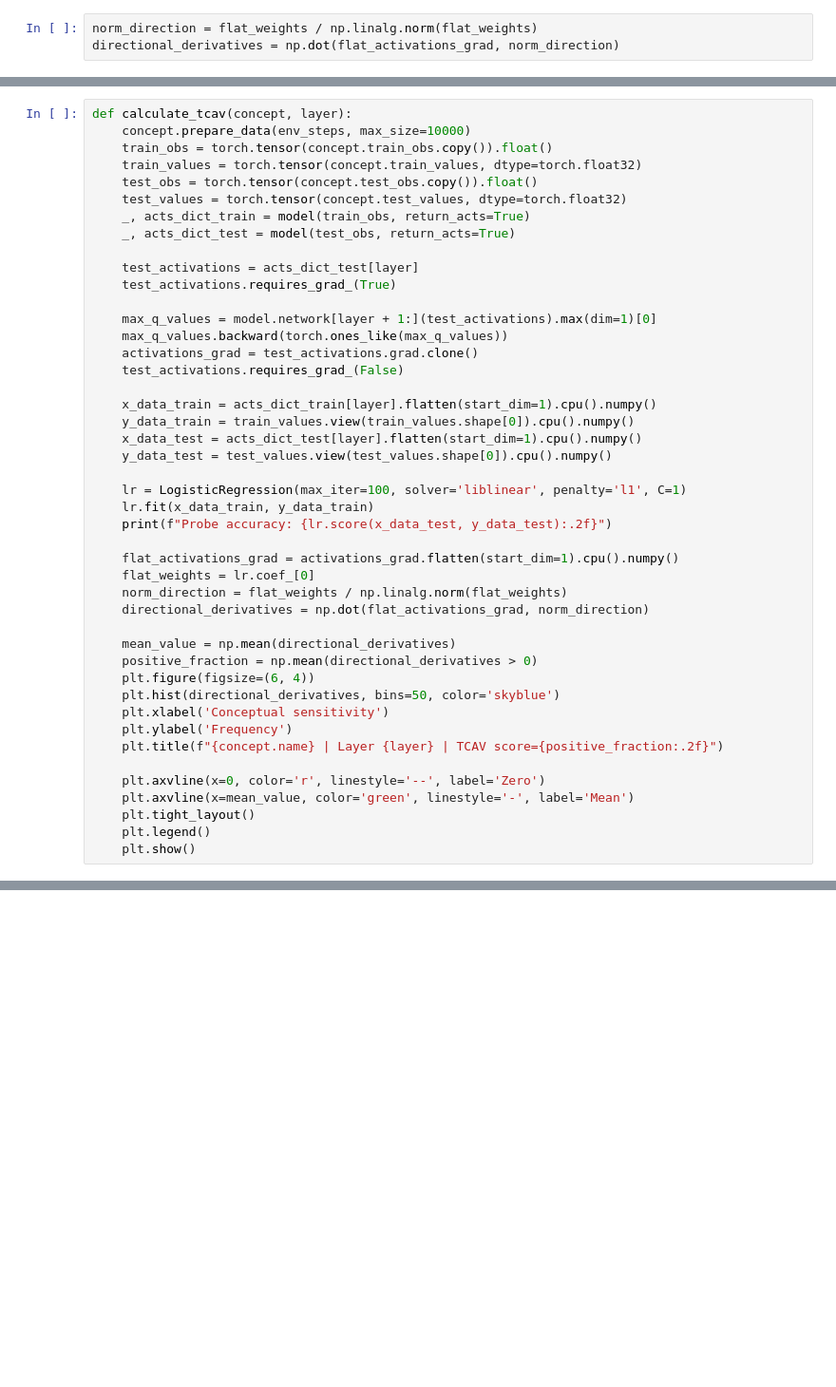
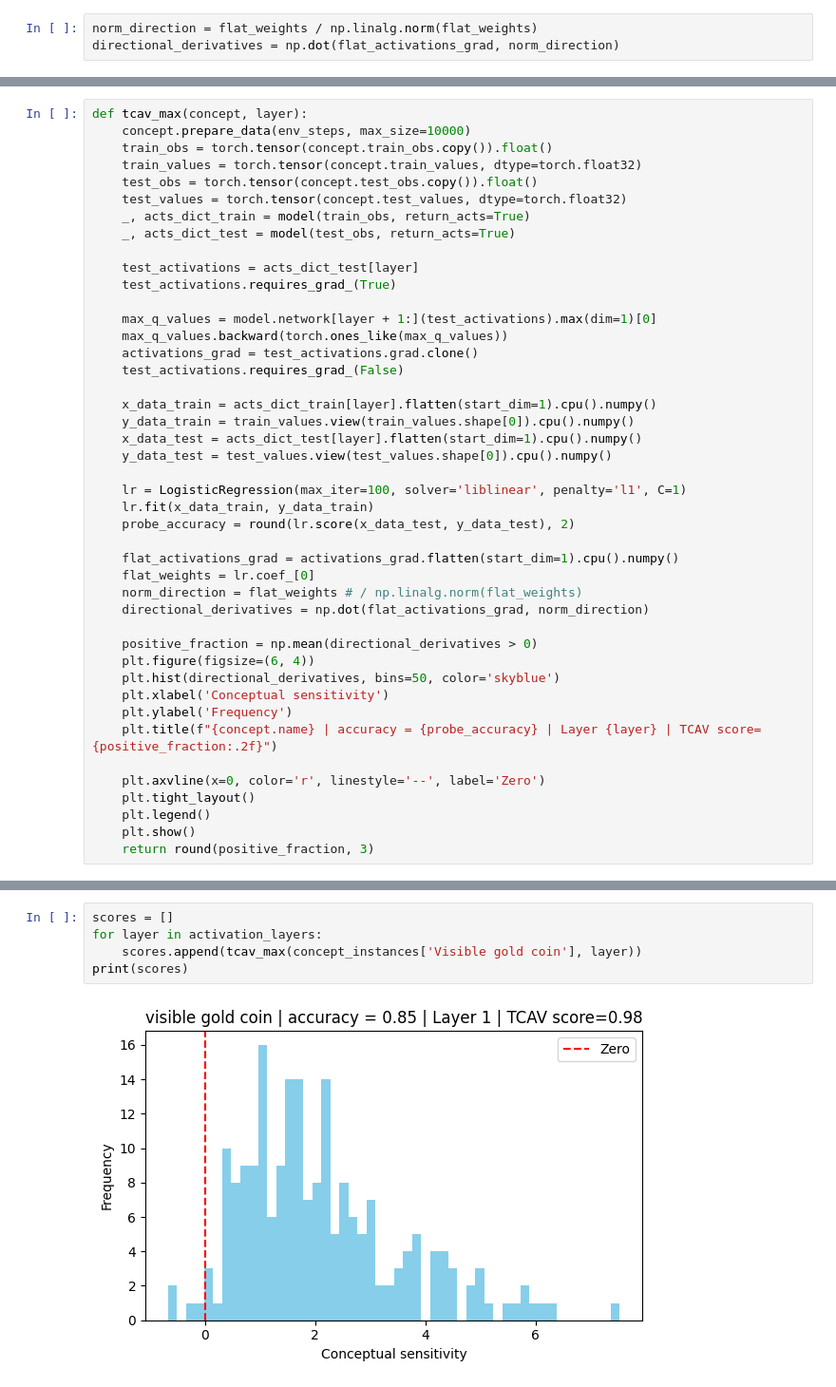
Before and after one commit to JacobLyLa/Qrunner-XAI, a Jupyter notebook: notebooks/probing_tcav.ipynb, the cells around one changed output, grey strips where cells are left out. Shown at 95% size. Cells and saved outputs as stored; diff of their text form; blank space fills up the shorter version.

```diff
--- a/notebooks/probing_tcav.ipynb
+++ b/notebooks/probing_tcav.ipynb
@@ -124,5 +238,5 @@ plt.show()
 # %%
-def calculate_tcav(concept, layer):
+def tcav_max(concept, layer):
     concept.prepare_data(env_steps, max_size=10000)
     train_obs = torch.tensor(concept.train_obs.copy()).float()
     train_values = torch.tensor(concept.train_values, dtype=torch.float32)
@@ -146,23 +260,22 @@ def calculate_tcav(concept, layer):
 
     lr = LogisticRegression(max_iter=100, solver='liblinear', penalty='l1', C=1)
     lr.fit(x_data_train, y_data_train)
-    print(f"Probe accuracy: {lr.score(x_data_test, y_data_test):.2f}")
+    probe_accuracy = round(lr.score(x_data_test, y_data_test), 2)
 
     flat_activations_grad = activations_grad.flatten(start_dim=1).cpu().numpy()
     flat_weights = lr.coef_[0]
-    norm_direction = flat_weights / np.linalg.norm(flat_weights)
+    norm_direction = flat_weights # / np.linalg.norm(flat_weights)
     directional_derivatives = np.dot(flat_activations_grad, norm_direction)
 
-    mean_value = np.mean(directional_derivatives)
     positive_fraction = np.mean(directional_derivatives > 0)
     plt.figure(figsize=(6, 4))
     plt.hist(directional_derivatives, bins=50, color='skyblue')
     plt.xlabel('Conceptual sensitivity')
     plt.ylabel('Frequency')
-    plt.title(f"{concept.name} | Layer {layer} | TCAV score={positive_fraction:.2f}")
+    plt.title(f"{concept.name} | accuracy = {probe_accuracy} | Layer {layer} | TCAV score={positive_fraction:.2f}")
 
     plt.axvline(x=0, color='r', linestyle='--', label='Zero')
-    plt.axvline(x=mean_value, color='green', linestyle='-', label='Mean')
     plt.tight_layout()
     plt.legend()
     plt.show()
+    return round(positive_fraction, 3)
@@ -272,0 +454,7 @@ Probe accuracy: 1.00
+# %%
+scores = []
+for layer in activation_layers:
+    scores.append(tcav_max(concept_instances['Visible gold coin'], layer))
+print(scores)
+# %% [output]
+[figure, added]
```
Also changed, not shown: parts of 28 cells of this notebook, 1 other file.
